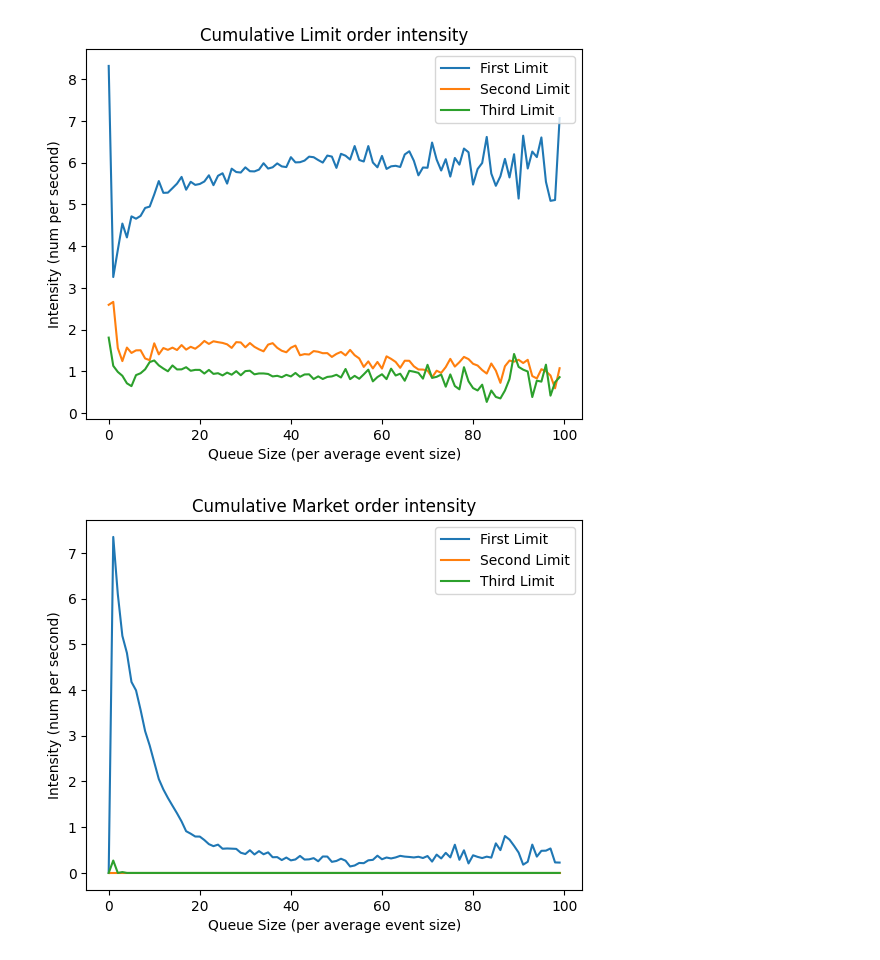
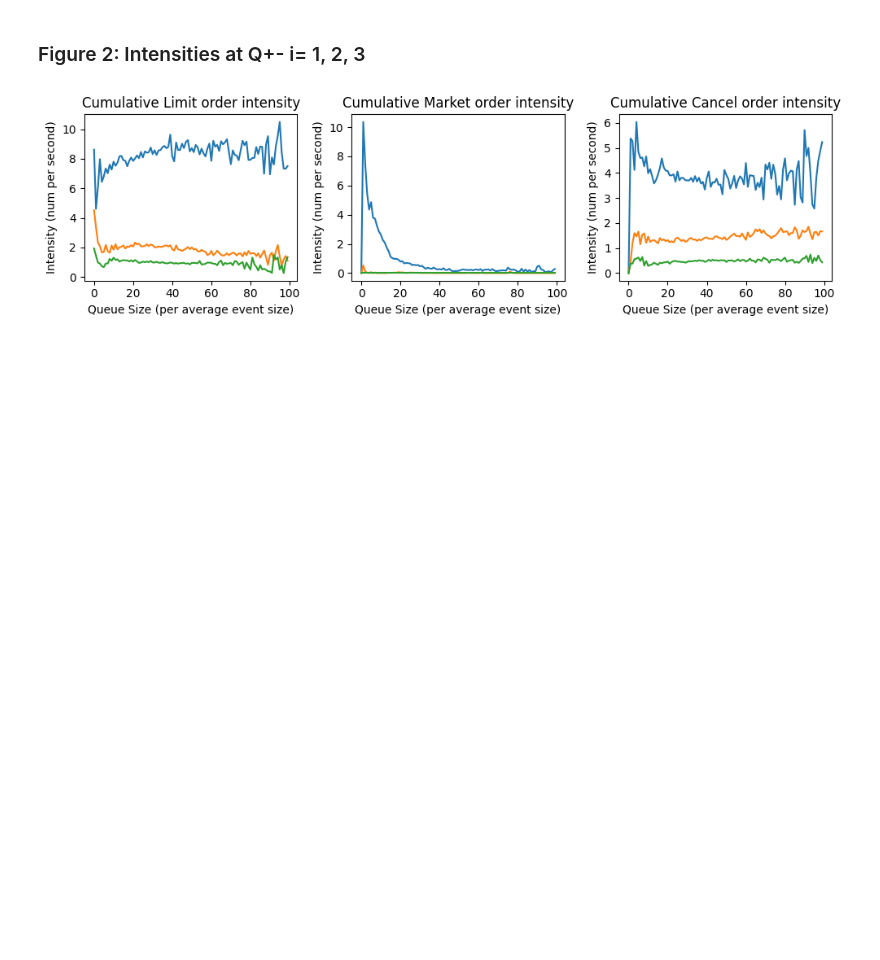
Before and after one commit to TrevorSemeraro/orderbook-simulator, a Jupyter notebook: queue-reactive.ipynb, the cells around one changed output. Cells and saved outputs as stored; diff of their text form; code cells hidden in the pictures; blank space fills up the shorter version.

```diff
--- a/queue-reactive.ipynb
+++ b/queue-reactive.ipynb
@@ -83,17 +91,17 @@ NORMALIZED_QUEUE_MAX = 100
 # %%
-midprice = (df['bid1_price'] + df["ask1_price"]) / 2
+df['midprice'] = (df['bid1_price'] + df["ask1_price"]) / 2
 spread = df["ask1_price"] - df['bid1_price']
 
 spread_conditions = [
-    spread == PRICE_TICK,
+    df['midprice'] % PRICE_TICK != 0,
     df["ask1_size"] >= df['bid1_size'],
-    df["ask1_size"] < df['bid1_size']
+    df["ask1_size"] < df['bid1_size'],
 ]
 
 midpoint_leans = [
-    midprice,
-    midprice + PRICE_TICK,
-    midprice - PRICE_TICK
+    df['midprice'],
+    df['midprice'] + HALF_PRICE_TICK,
+    df['midprice'] - HALF_PRICE_TICK,
 ]
 
 df['reference_price'] = np.select(spread_conditions, midpoint_leans)
@@ -253,33 +283,30 @@ Price Level 3 | AES 452.35181793493643
+# %% [markdown]
+### Figure 2: Intensities at Q+- i= 1, 2, 3
 # %%
+fig, axes = plt.subplots(nrows=1, ncols=3, figsize=(10, 3))
+
 for order_type in OrderbookTypes:
     for x in range(0, 2):
         lambdas[0][x][order_type][np.isnan(lambdas[0][x][order_type])] = 0
         lambdas[1][x][order_type][np.isnan(lambdas[1][x][order_type])] = 0
         lambdas[2][x][order_type][np.isnan(lambdas[2][x][order_type])] = 0
 
-    plt.plot((lambdas[0][OrderbookIndexes.Bid][order_type] + lambdas[0][OrderbookIndexes.Ask][order_type]) / 2, label=f"First Limit")
-    plt.plot((lambdas[1][OrderbookIndexes.Bid][order_type] + lambdas[1][OrderbookIndexes.Ask][order_type]) / 2, label=f"Second Limit")
-    plt.plot((lambdas[2][OrderbookIndexes.Bid][order_type] +  lambdas[2][OrderbookIndexes.Ask][order_type]) / 2, label=f"Third Limit")
-    # plt.plot(lambdas[0][OrderbookIndexes.Bid][order_type], label=f"Bid First Limit")
-    # plt.plot(lambdas[1][OrderbookIndexes.Bid][order_type], label=f"Bid Second Limit")
-    # plt.plot(lambdas[2][OrderbookIndexes.Bid][order_type], label=f"Bid Third Limit")
-
-    # plt.plot(lambdas[0][OrderbookIndexes.Ask][order_type], label=f"Ask First Limit")
-    # plt.plot(lambdas[1][OrderbookIndexes.Ask][order_type], label=f"Ask Second Limit")
-    # plt.plot(lambdas[2][OrderbookIndexes.Ask][order_type], label=f"Ask Third Limit")
+    axes[order_type].plot((lambdas[0][OrderbookIndexes.Bid][order_type] + lambdas[0][OrderbookIndexes.Ask][order_type]) / 2, label=f"First Limit")
+    axes[order_type].plot((lambdas[1][OrderbookIndexes.Bid][order_type] + lambdas[1][OrderbookIndexes.Ask][order_type]) / 2, label=f"Second Limit")
+    axes[order_type].plot((lambdas[2][OrderbookIndexes.Bid][order_type] +  lambdas[2][OrderbookIndexes.Ask][order_type]) / 2, label=f"Third Limit")
 
     if (order_type == OrderbookTypes.Limit):
         order_name = "Limit"
     elif (order_type == OrderbookTypes.Market):
         order_name = "Market"
     elif (order_type == OrderbookTypes.Cancel):
         order_name = "Cancel"
 
-    plt.ylabel("Intensity (num per second)")
-    plt.xlabel("Queue Size (per average event size)")
-    plt.legend(loc='upper right')
-    plt.title(f"Cumulative {order_name} order intensity")
-    plt.show()
+    axes[order_type].set_ylabel("Intensity (num per second)")
+    axes[order_type].set_xlabel("Queue Size (per average event size)")
+    # axes[0].set_legend(loc='upper right')
+    axes[order_type].set_title(f"Cumulative {order_name} order intensity")
+fig.tight_layout()
+plt.show()
 # %% [output]
-[figure, old version]
+[figure, new version]
-[figure, removed]
```
Also changed, not shown: parts of 22 cells of this notebook, 3 other files.
